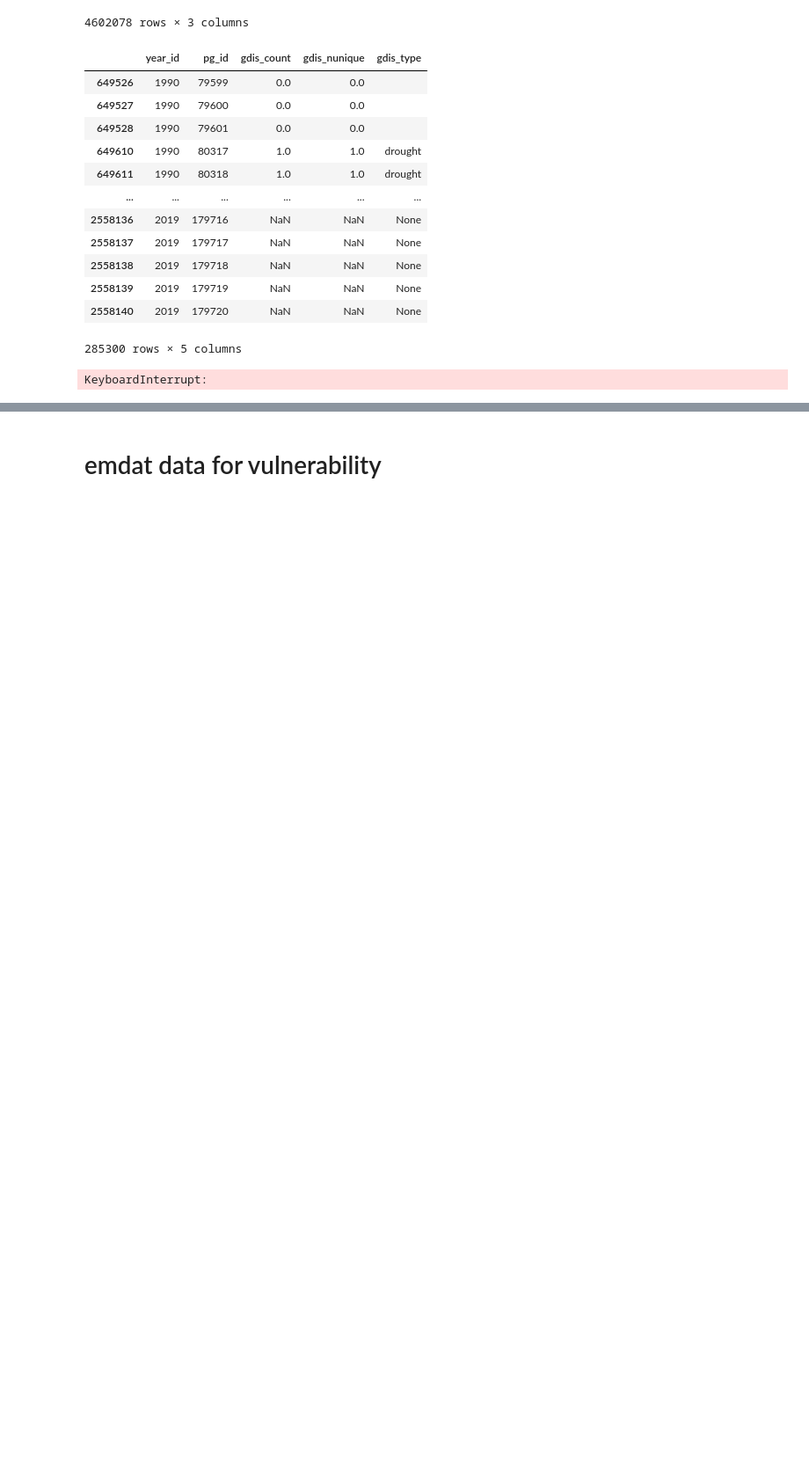
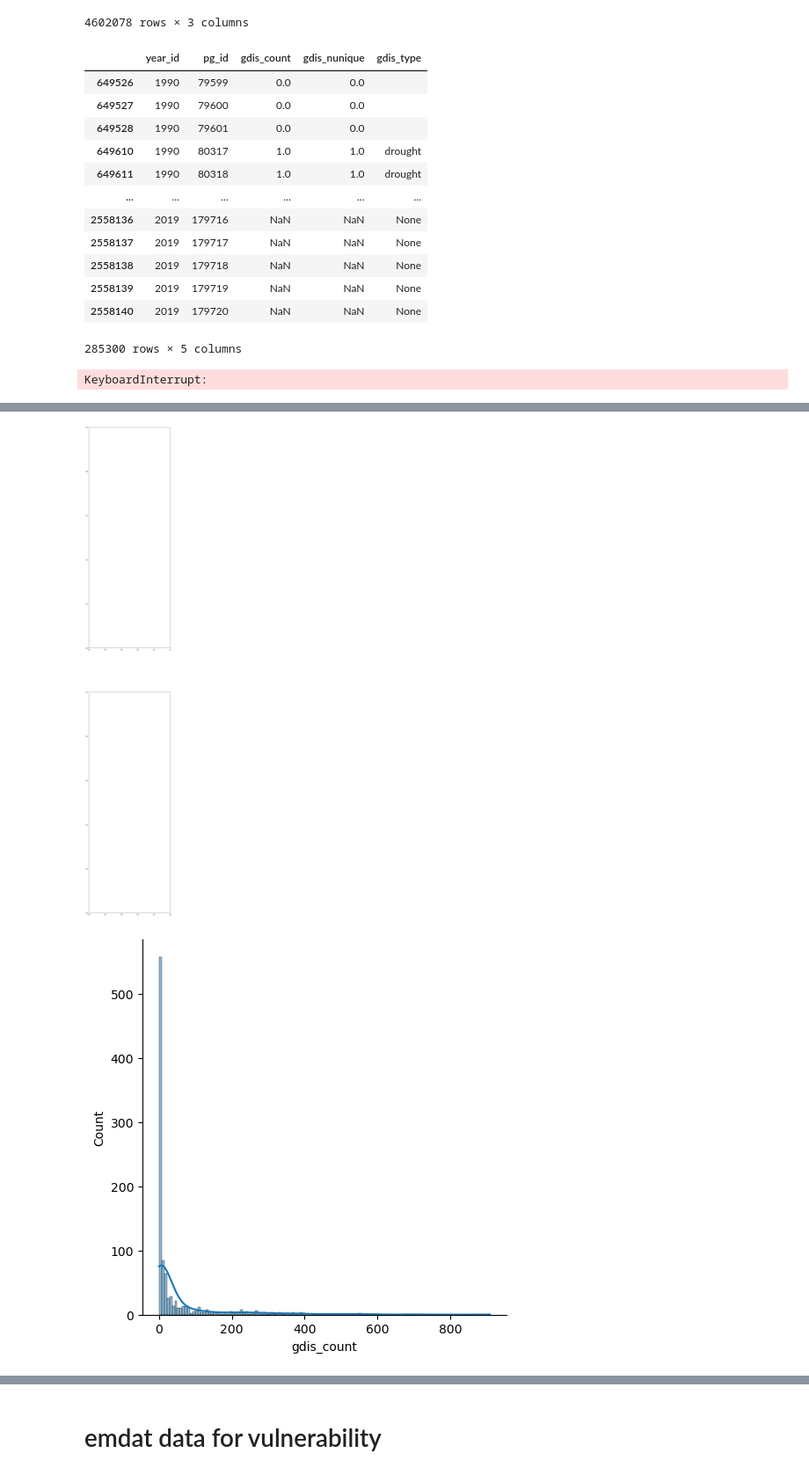
Before and after one commit to NatStrom/Thesis, a Jupyter notebook: controls.ipynb, the cells around one changed output, grey strips where cells are left out. Shown at 88% size. Cells and saved outputs as stored; diff of their text form; code cells hidden in the pictures; blank space fills up the shorter version.

```diff
--- a/controls.ipynb
+++ b/controls.ipynb
@@ -894,11 +911,13 @@ display(data_disaster)
 # %%
 #clean up columns
-data_disaster = data_disaster.drop(columns={'pg_id','c_id'})
+data_disaster = data_disaster.drop(columns={'c_id'})
 # %%
 #example distribution plot with kernel densities
 %matplotlib inline
-figure, axes = plt.subplots(3,1,figsize=(10,60))
+figure, axes = plt.subplots(2,1,figsize=(10,60))
 sns.displot(data_disaster['gdis_count'],kde=True,ax=axes[0])
 sns.displot(data_disaster['gdis_nunique'],kde=True,ax=axes[1])
-sns.displot(data_disaster['gdis_type'],kde=True,ax=axes[2])
 plt.savefig('data_disaster1.png')
+# %% [output]
+[figure, added]
+[figure, added]
```
Also changed, not shown: parts of 19 cells of this notebook, 1 other file.
